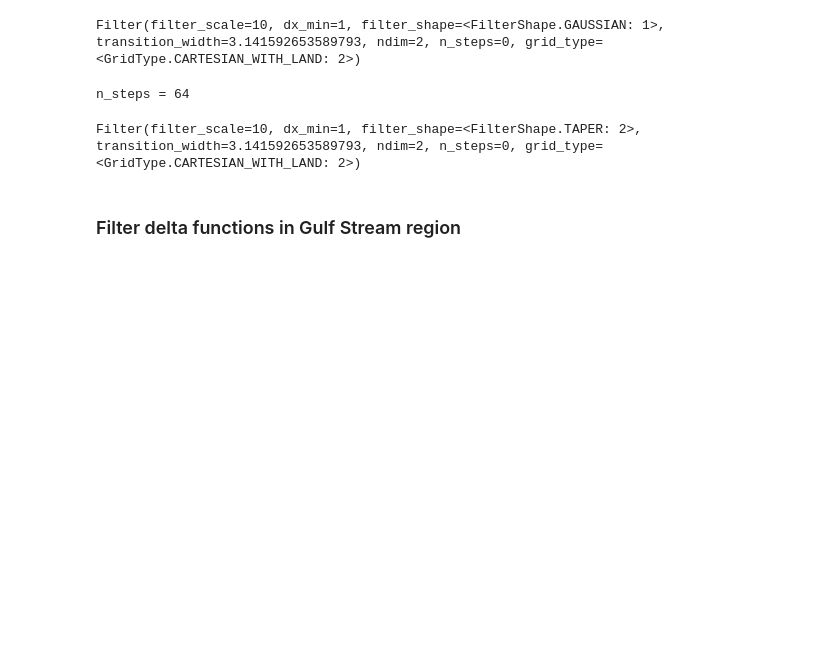
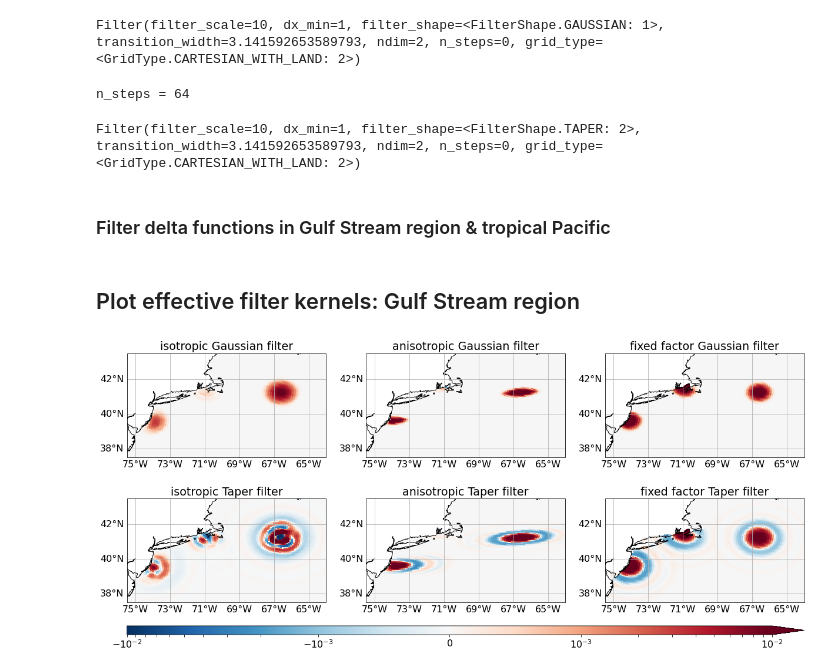
Before and after one commit to ocean-eddy-cpt/gcm-filters-paper, a Jupyter notebook: effective_kernel.ipynb, the cells around one changed output. Cells and saved outputs as stored; diff of their text form; code cells hidden in the pictures; blank space fills up the shorter version.

```diff
--- a/effective_kernel.ipynb
+++ b/effective_kernel.ipynb
@@ -160,5 +160,5 @@ filter_fixed_factor_Taper
 n_steps = 64
 Filter(filter_scale=10, dx_min=1, filter_shape=<FilterShape.TAPER: 2>, transition_width=3.141592653589793, ndim=2, n_steps=0, grid_type=<GridType.CARTESIAN_WITH_LAND: 2>)
 # %% [markdown]
-### Filter delta functions in Gulf Stream region
+### Filter delta functions in Gulf Stream region & tropical Pacific
 # %%
@@ -206 +244,78 @@ delta3_filtered_fixed_factor_Taper = delta3_filtered_fixed_factor_Taper/tarea
+# %% [markdown]
+## Plot effective filter kernels: Gulf Stream region
+# %%
+import matplotlib.pylab as pylab
+params = {'font.size': 16}
+pylab.rcParams.update(params)
+
+# Gulf Stream region
+nlon0_gs = 300
+nlon1_gs = 500
+nlat0_gs = 1550
+nlat1_gs = 1700
+xslice = slice(nlon0_gs,nlon1_gs)
+yslice = slice(nlat0_gs,nlat1_gs)
+
+fig,axs = plt.subplots(2,3,figsize=(20,7),subplot_kw={'projection':ccrs.PlateCarree()})
+
+(delta1_filtered_Gaussian_isotropic+delta2_filtered_Gaussian_isotropic+delta3_filtered_Gaussian_isotropic).isel(nlon=xslice,nlat=yslice).plot(ax=axs[0,0],x='ULONG',y='ULAT',
+                                                                     vmin=-0.01,vmax=0.01,cmap='RdBu_r',
+                                                                     norm=mpl.colors.SymLogNorm(linthresh=0.001),
+                                                                     add_colorbar=False,
+                                                                     transform=ccrs.PlateCarree())
+
+(delta1_filtered_Gaussian_anisotropic+delta2_filtered_Gaussian_anisotropic+delta3_filtered_Gaussian_anisotropic).isel(nlon=xslice,nlat=yslice).plot(ax=axs[0,1],x='ULONG',y='ULAT',
+                                                                                vmin=-0.01,vmax=0.01,cmap='RdBu_r',
+                                                                                norm=mpl.colors.SymLogNorm(linthresh=0.001),
+                                                                                 add_colorbar=False,
+                                                                                 transform=ccrs.PlateCarree())
+
+(delta1_filtered_Taper_isotropic+delta2_filtered_Taper_isotropic+delta3_filtered_Taper_isotropic).isel(nlon=xslice,nlat=yslice).plot(ax=axs[1,0],x='ULONG',y='ULAT',
+                                                                                vmin=-0.01,vmax=0.01,cmap='RdBu_r',
+                                                                                norm=mpl.colors.SymLogNorm(linthresh=0.001),
+                                                                                add_colorbar=False,
+                                                                                transform=ccrs.PlateCarree())
+
+(delta1_filtered_Taper_anisotropic+delta2_filtered_Taper_anisotropic+delta3_filtered_Taper_anisotropic).isel(nlon=xslice,nlat=yslice).plot(ax=axs[1,1],x='ULONG',y='ULAT',
+                                                                                vmin=-0.01,vmax=0.01,cmap='RdBu_r',
+                                                                                norm=mpl.colors.SymLogNorm(linthresh=0.001),
+                                                                                add_colorbar=False,
+                                                                                transform=ccrs.PlateCarree())
+
+(delta1_filtered_fixed_factor_Gaussian+delta2_filtered_fixed_factor_Gaussian+delta3_filtered_fixed_factor_Gaussian).isel(nlon=xslice,nlat=yslice).plot(ax=axs[0,2],x='ULONG',y='ULAT',
+                                                                                vmin=-0.01,vmax=0.01,cmap='RdBu_r',
+                                                                                norm=mpl.colors.SymLogNorm(linthresh=0.001),
+                                                                                add_colorbar=False,
+                                                                                transform=ccrs.PlateCarree())
+
+p=(delta1_filtered_fixed_factor_Taper+delta2_filtered_fixed_factor_Taper+delta3_filtered_fixed_factor_Taper).isel(nlon=xslice,nlat=yslice).plot(ax=axs[1,2],x='ULONG',y='ULAT',
+                                                                                vmin=-0.01,vmax=0.01,cmap='RdBu_r',
+                                                                                norm=mpl.colors.SymLogNorm(linthresh=0.001),
+                                                                                add_colorbar=False,
+                                                                                transform=ccrs.PlateCarree())
+
+
+for ax in axs.flatten():
+    ax.coastlines()
+    ax.set_extent([-75.5, -64, 37.5, 43.5], crs=ccrs.PlateCarree())
+    gl = ax.gridlines(draw_labels=True)
+    gl.xlabels_top = False
+    gl.ylabels_right = False
+    gl.xlocator = mticker.FixedLocator([-75,-73,-71,-69,-67,-65])
+    gl.ylocator = mticker.FixedLocator([38,40,42])
+
+axs[0,0].set(title='isotropic Gaussian filter')
+axs[0,1].set(title='anisotropic Gaussian filter')
+axs[1,0].set(title='isotropic Taper filter')
+axs[1,1].set(title='anisotropic Taper filter')
+axs[0,2].set(title='fixed factor Gaussian filter')
+axs[1,2].set(title='fixed factor Taper filter')
+# colorbar
+fig.subplots_adjust(left=0.1, bottom=-0.02)
+cax = fig.add_axes([0.1, -0.1, 0.8, 0.03])
+cbar = fig.colorbar(p, cax=cax, orientation='horizontal',extend='max')
+
+plt.savefig('figures/effective_kernel_scale_112km_fac_10_log.png',dpi=400,bbox_inches='tight',pad_inches=0)
+# %% [output]
+[figure, added]
 # %% [markdown]
```
Also changed, not shown: parts of 6 cells of this notebook.
